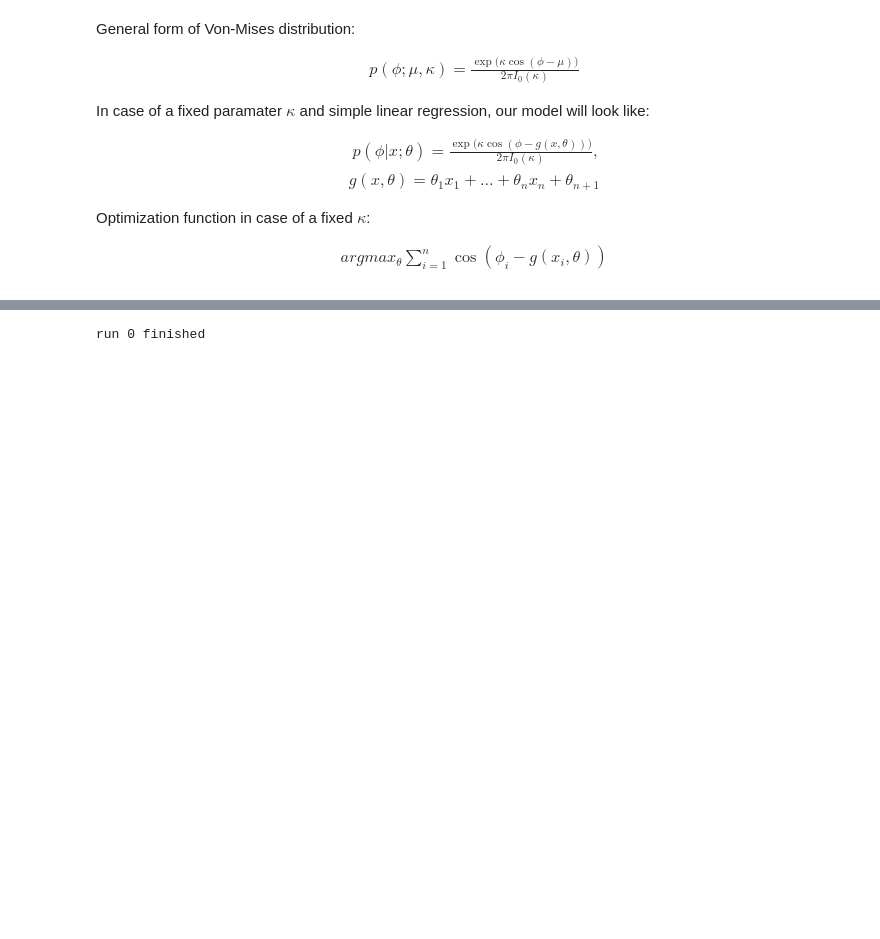
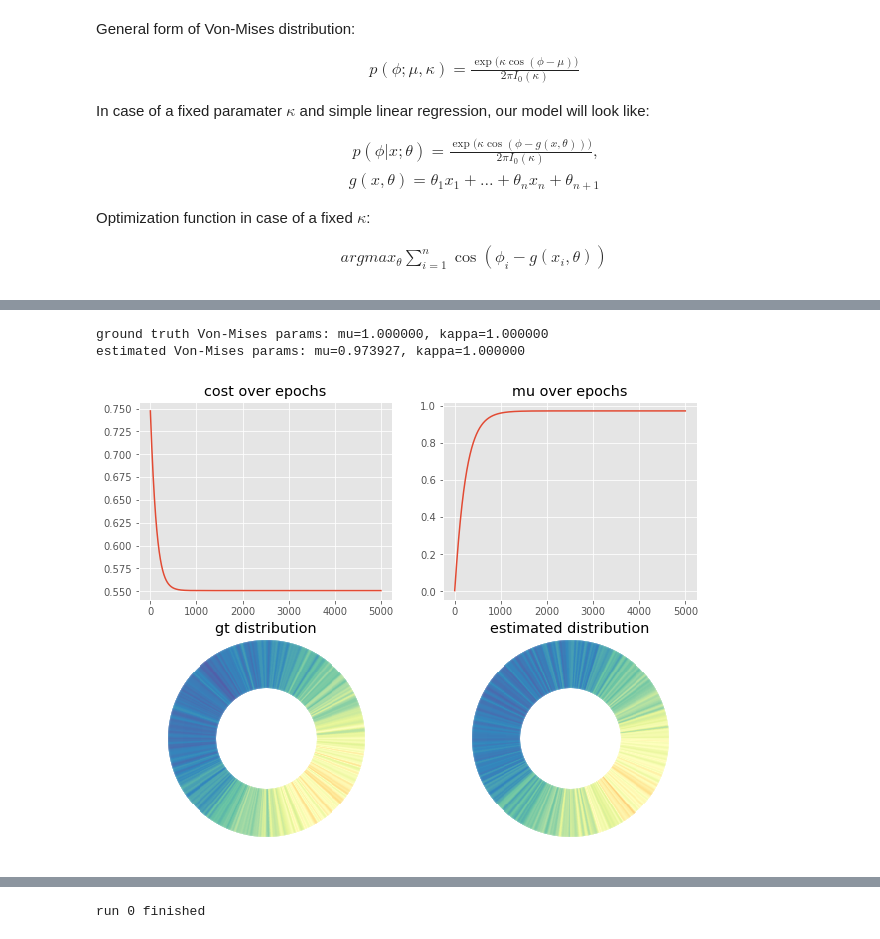
Before and after one commit to sergeyprokudin/BiternionNet, a Jupyter notebook: Experiments - TownCentre.ipynb, the cells around one changed output, grey strips where cells are left out. Cells and saved outputs as stored; diff of their text form; code cells hidden in the pictures; blank space fills up the shorter version.

```diff
--- a/Experiments - TownCentre.ipynb
+++ b/Experiments - TownCentre.ipynb
@@ -405,8 +404,3 @@ Optimization function in case of a fixed $\kappa$:
 \begin{align}
    argmax_{\theta} \sum_{i=1}^n{\cos{(\phi_i - g(x_i,\theta))}}
 \end{align}
-# %%
-def mle_vm_loss(y_target, y_pred):
-    torad = 0.0174533
-    loss = 1-tf.abs(tf.cos(torad * (y_target - y_pred)))
-    return loss
@@ -412,0 +437,44 @@ def mle_vm_loss(y_target, y_pred):
+# %%
+def mle_vm_demo(mu_gt, kappa_gt, sample_size=1000, niters=1000, lr=0.001):
+
+    print("ground truth Von-Mises params: mu=%f, kappa=%f" %(mu_gt, kappa_gt))
+
+    vm_samples = vonmises(mu_gt, kappa_gt, sample_size)
+
+    losses = []
+    mu_preds = []
+
+    tf.reset_default_graph()
+    phi_tf = tf.placeholder(tf.float32, shape=None)
+    mu_tf = vm_model_tf()
+    mle_loss_tf = mle_vm_loss(phi_tf, mu_tf)
+    train_step = tf.train.GradientDescentOptimizer(learning_rate=lr).minimize(mle_loss_tf)
+
+    init_op = tf.global_variables_initializer()
+    with tf.Session() as sess:
+        sess.run(init_op)
+        for i in range(0,niters):
+            loss, mu_pred, _ = sess.run([mle_loss_tf, mu_tf, train_step], feed_dict={phi_tf: vm_samples})
+            losses.append(loss)
+            mu_preds.append(mu_pred)
+
+    kappa_pred = kappa_gt
+    print("estimated Von-Mises params: mu=%f, kappa=%f" %(mu_pred, kappa_pred))
+
+    fig, axes = plt.subplots(2, 2, figsize=(10,8))
+    axes[0,0].plot(range(0, len(losses)), losses)
+    axes[0,0].set_title('cost over epochs')
+    axes[0,1].plot(range(0, len(mu_preds)), mu_preds)
+    axes[0,1].set_title('mu over epochs')
+    vm_gt = cyclic_filter(mkheatmap_deg(np.mod(np.rad2deg(vm_samples),360), nbins=3600)/5, gaussfilter(41))
+    vm_pred = cyclic_filter(mkheatmap_deg(np.mod(np.rad2deg(vonmises(mu_pred,kappa_pred,sample_size)),360), nbins=3600)/5, gaussfilter(41))
+    donut(axes[1,0], vm_gt/(len(yte)/400), bg=(201, 201), R=50, aapow=40);
+    axes[1,0].set_title('gt distribution')
+    donut(axes[1,1], vm_pred/(len(yte)/400), bg=(201, 201), R=50, aapow=40);
+    axes[1,1].set_title('estimated distribution')
+# %%
+mle_vm_demo(mu_gt=1.0, kappa_gt=1, sample_size=10000, niters=5000, lr=0.01)
+# %% [output]
+ground truth Von-Mises params: mu=1.000000, kappa=1.000000
+estimated Von-Mises params: mu=0.973927, kappa=1.000000
+[figure, added]
```
Also changed, not shown: parts of 23 cells of this notebook.
